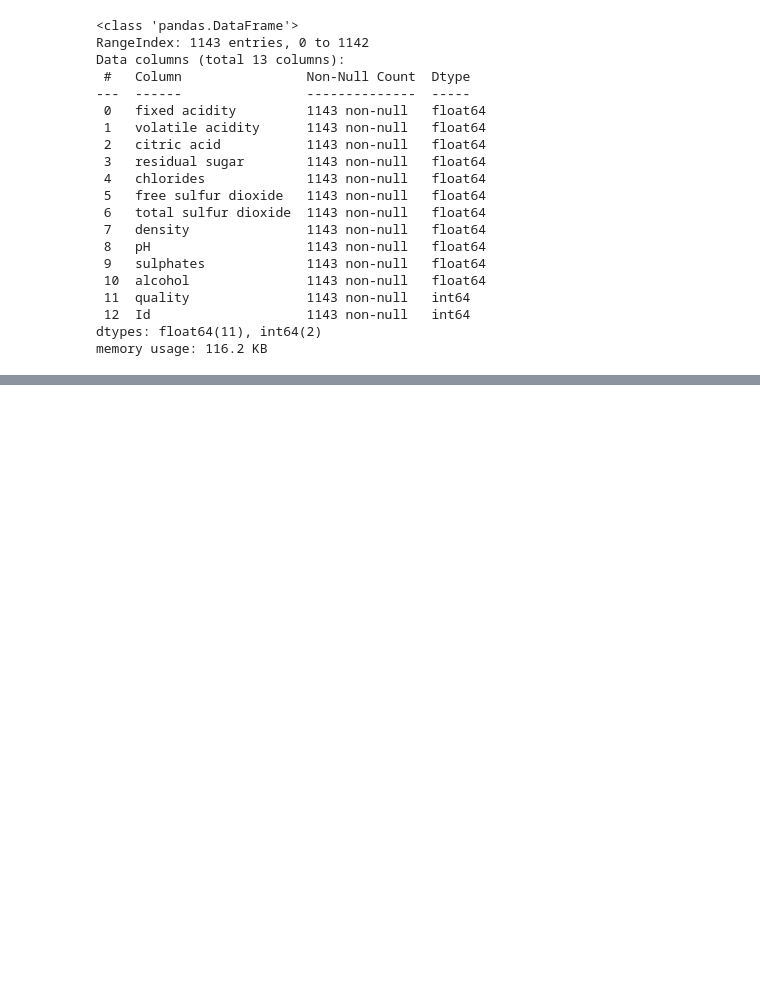
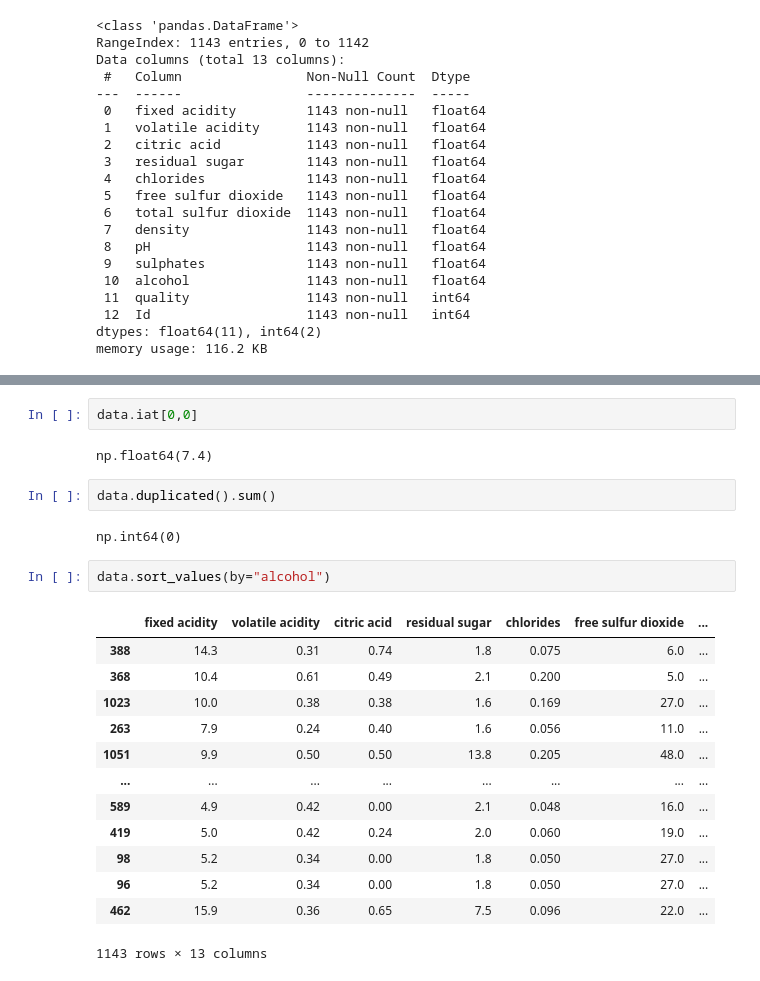
Before and after one commit to tarunkumar910/cap_task, a Jupyter notebook: numpy_da.ipynb, the cells around one changed output, grey strips where cells are left out. Cells and saved outputs as stored; diff of their text form; blank space fills up the shorter version.

```diff
--- a/numpy_da.ipynb
+++ b/numpy_da.ipynb
@@ -131,0 +141,24 @@ data.describe()
+# %%
+data.iat[0,0]
+# %% [output]
+np.float64(7.4)
+# %%
+data.duplicated().sum()
+# %% [output]
+np.int64(0)
+# %%
+data.sort_values(by="alcohol")
+# %% [output]
+|  | fixed acidity | volatile acidity | citric acid | residual sugar | chlorides | free sulfur dioxide | ... |
+| 388 | 14.3 | 0.31 | 0.74 | 1.8 | 0.075 | 6.0 | ... |
+| 368 | 10.4 | 0.61 | 0.49 | 2.1 | 0.200 | 5.0 | ... |
+| 1023 | 10.0 | 0.38 | 0.38 | 1.6 | 0.169 | 27.0 | ... |
+| 263 | 7.9 | 0.24 | 0.40 | 1.6 | 0.056 | 11.0 | ... |
+| 1051 | 9.9 | 0.50 | 0.50 | 13.8 | 0.205 | 48.0 | ... |
+| ... | ... | ... | ... | ... | ... | ... | ... |
+| 589 | 4.9 | 0.42 | 0.00 | 2.1 | 0.048 | 16.0 | ... |
+| 419 | 5.0 | 0.42 | 0.24 | 2.0 | 0.060 | 19.0 | ... |
+| 98 | 5.2 | 0.34 | 0.00 | 1.8 | 0.050 | 27.0 | ... |
+| 96 | 5.2 | 0.34 | 0.00 | 1.8 | 0.050 | 27.0 | ... |
+| 462 | 15.9 | 0.36 | 0.65 | 7.5 | 0.096 | 22.0 | ... |
+1143 rows × 13 columns
```
Also changed, not shown: parts of 2 cells of this notebook, 2 other files.
